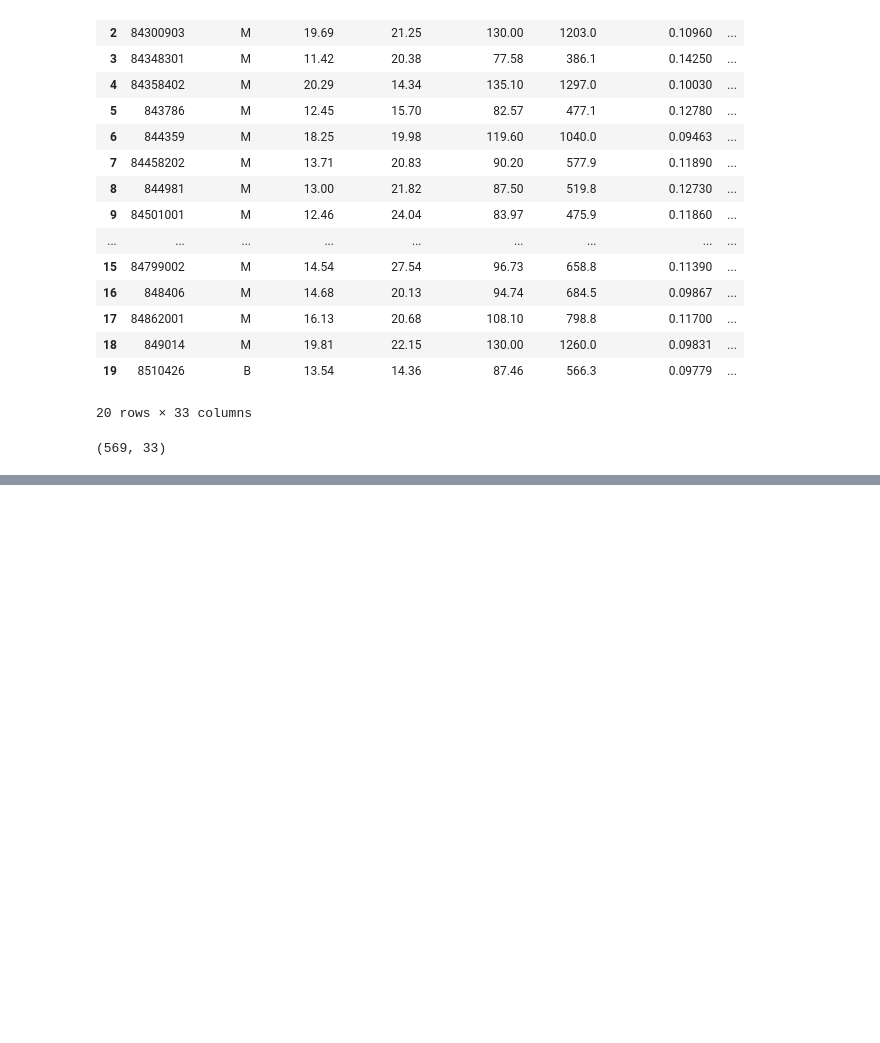
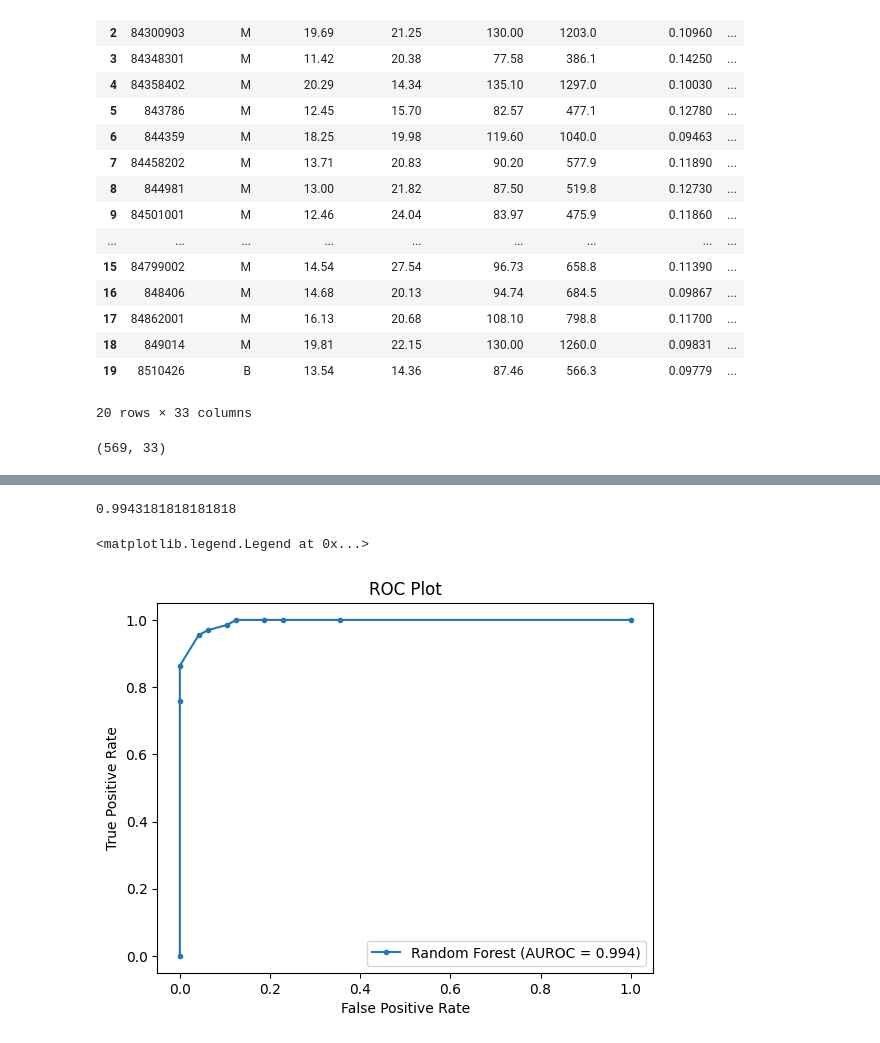
Before and after one commit to rghimre3/INFO5505_Machine_Learning_for-_Data_Scientist, a Jupyter notebook: Ghimire_ramesh_random_forest.ipynb, the cells around one changed output, grey strips where cells are left out. Drawn from its saved outputs; the diff is of its cells as text; code cells hidden in the pictures; blank space fills up the shorter version.

```diff
--- a/Ghimire_ramesh_random_forest.ipynb
+++ b/Ghimire_ramesh_random_forest.ipynb
@@ -132,0 +205,7 @@ dtype: int64
+# %%
+#running the randomforest classfier on training date
+
+my_model = RandomForestClassifier(n_estimators = 10, random_state=30)
+
+randf = my_model.fit(x_train, y_train)
+randf
@@ -132,0 +298,6 @@ dtype: int64
+# %%
+
+#prediction probability
+rf_prob = randf.predict_proba(x_test)
+rf_prob = rf_prob[:,1]
+rf_prob
@@ -132,0 +314,18 @@ dtype: int64
+# %%
+#computing AUROC
+
+rf_auc = roc_auc_score(y_test, rf_prob)
+rf_auc
+# %% [output]
+0.9943181818181818
+# %%
+rf_fpr, rf_tpr,_=roc_curve(y_test, rf_prob)
+# %%
+plt.plot(rf_fpr, rf_tpr, marker = '.', label ='Random Forest (AUROC = %0.3f)'% rf_auc)
+plt.title("ROC Plot")
+plt.xlabel('False Positive Rate')
+plt.ylabel('True Positive Rate')
+plt.legend()
+# %% [output]
+<matplotlib.legend.Legend at 0x...>
+[figure, added]
```
Also changed, not shown: parts of 28 cells of this notebook.
